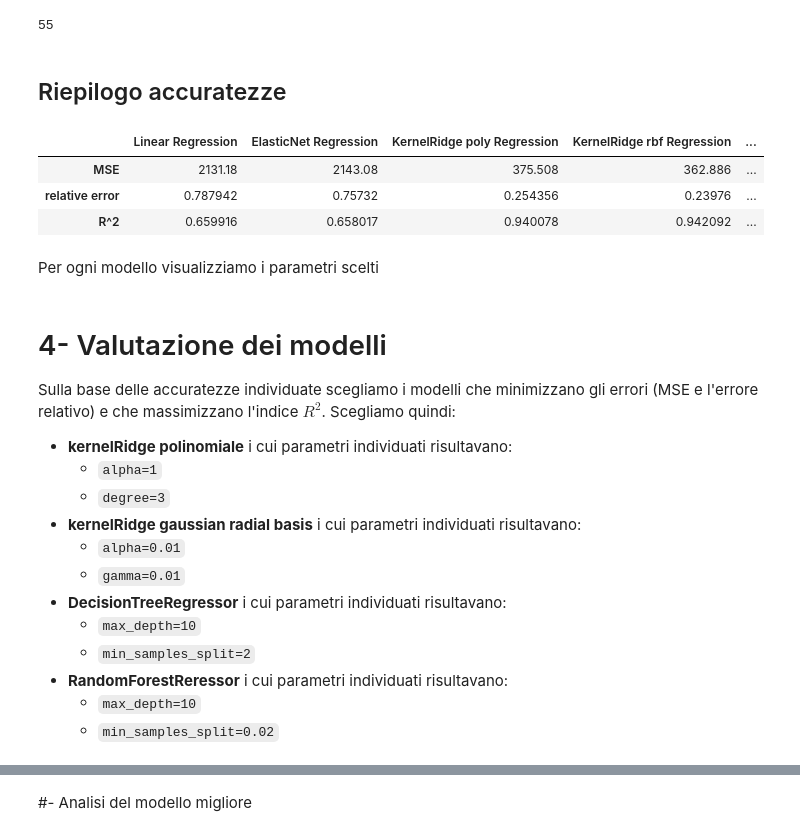
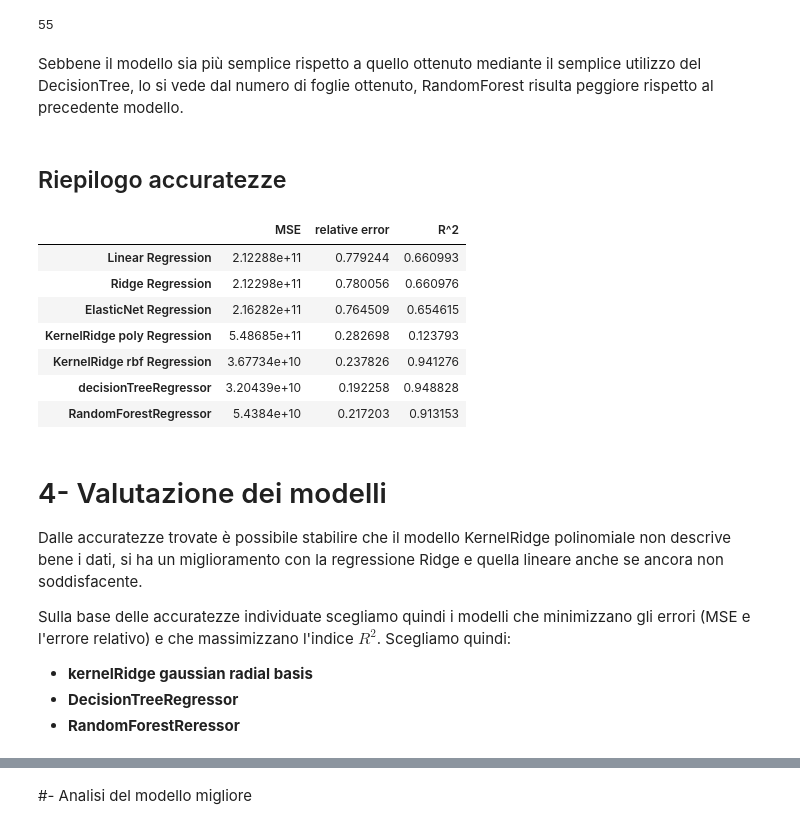
Before and after one commit to MariaMengozzi/esameDI, a Jupyter notebook: Progetto_esame_DI_con_preprocessing_differenziato.ipynb, the cells around one changed output, grey strips where cells are left out. Saved outputs shown, nothing was run; the diff lists cells and outputs as text; code cells hidden in the pictures.

```diff
--- a/Progetto_esame_DI_con_preprocessing_differenziato.ipynb
+++ b/Progetto_esame_DI_con_preprocessing_differenziato.ipynb
@@ -1039,7 +813,7 @@ final_data.shape #shape finale di final_data
 # %% [markdown]
 Procediamo ora ridividendo il dataset
 # %%
-y = final_data['selling_price']//10000
+y = final_data['selling_price']
 X = final_data.drop(columns="selling_price")
 # %%
 X_train, X_val, y_train, y_val = train_test_split(X, y, test_size=1/3, random_state=42)
@@ -1135,0 +915,16 @@ Wall time: 500 ms
+# %%
+%%time
+ridge_model = Pipeline([
+                   ("preproc", ColumnTransformer([
+                        ("numeric", StandardScaler(), numerical),
+                        ("categorical", OneHotEncoder(drop='first'), categorical)
+                    ])),
+                   ('reg', Ridge(random_state=42))
+])
+grid={
+    "reg__alpha": [0.1, 1, 10]
+}
+
+ridge_model, MSE, RE, R2 = grid_search_with_cross_validation(ridge_model, grid, kfold)
+print_k_cross_validation_scores(ridge_model, X, y, kfold)
+models["Ridge Regression"] = {"Model" : ridge_model, 'MSE': MSE, 'relative error': RE, 'R^2': R2}
@@ -1136,9 +954,9 @@ Wall time: 500 ms
 # %%
 %%time
-elastic_model = Pipeline([
+elasticNet_model = Pipeline([
                    ("preproc", ColumnTransformer([
                         ("numeric", StandardScaler(), numerical),
-                        ("categorical", OneHotEncoder(), categorical)
+                        ("categorical", OneHotEncoder(drop='first'), categorical)
                     ])),
                    ('reg', ElasticNet(random_state=42))
 ])
@@ -1147,7 +965,7 @@ grid={
     "reg__l1_ratio": [0.1, 0.25, 0.5]
 }
 
-elastic_model, MSE, RE, R2 = grid_search_with_cross_validation(elastic_model, grid, kfold)
-print_k_cross_validation_scores(elastic_model, X, y, kfold)
-models["ElasticNet Regression"] = {"Model" : elastic_model, 'MSE': MSE, 'relative error': RE, 'R^2': R2}
+elasticNet_model, MSE, RE, R2 = grid_search_with_cross_validation(elasticNet_model, grid, kfold)
+print_k_cross_validation_scores(elasticNet_model, X, y, kfold)
+models["ElasticNet Regression"] = {"Model" : elasticNet_model, 'MSE': MSE, 'relative error': RE, 'R^2': R2}
 # %% [output]
@@ -1366,5 +1185,5 @@ decisionTree_grid = {
 
 RandomForestRegressor_model, MSE, RE, R2 = grid_search_with_cross_validation(RandomForestRegressor_model, decisionTree_grid, kfold)
 print_k_cross_validation_scores(RandomForestRegressor_model, X, y, kfold)
-models["RandomForestRegressor_model"] = {"Model" : RandomForestRegressor_model, 'MSE': MSE, 'relative error': RE, 'R^2': R2}
+models["RandomForestRegressor"] = {"Model" : RandomForestRegressor_model, 'MSE': MSE, 'relative error': RE, 'R^2': R2}
 # %% [output]
@@ -1397,17 +1216,21 @@ plot_tree(RandomForestRegressor_model.named_steps['reg'].estimators_[0],
 RandomForestRegressor_model.named_steps['reg'].estimators_[0].get_n_leaves()
 # %% [output]
 55
+# %% [markdown]
+Sebbene il modello sia più semplice rispetto a quello ottenuto mediante il semplice utilizzo del DecisionTree, lo si vede dal numero di foglie ottenuto, RandomForest risulta peggiore rispetto al precedente modello.
 # %% [markdown]
 ## Riepilogo accuratezze
 # %%
-pd.DataFrame(models)[1:]
+pd.DataFrame(models)[1:].T
 # %% [output]
-|  | Linear Regression | ElasticNet Regression | KernelRidge poly Regression | KernelRidge rbf Regression | ... |
-| MSE | 2131.18 | 2143.08 | 375.508 | 362.886 | ... |
-| relative error | 0.787942 | 0.75732 | 0.254356 | 0.23976 | ... |
-| R^2 | 0.659916 | 0.658017 | 0.940078 | 0.942092 | ... |
+|  | MSE | relative error | R^2 |
+| Linear Regression | 2.12288e+11 | 0.779244 | 0.660993 |
+| Ridge Regression | 2.12298e+11 | 0.780056 | 0.660976 |
+| ElasticNet Regression | 2.16282e+11 | 0.764509 | 0.654615 |
+| KernelRidge poly Regression | 5.48685e+11 | 0.282698 | 0.123793 |
+| KernelRidge rbf Regression | 3.67734e+10 | 0.237826 | 0.941276 |
+| decisionTreeRegressor | 3.20439e+10 | 0.192258 | 0.948828 |
+| RandomForestRegressor | 5.4384e+10 | 0.217203 | 0.913153 |
-# %% [markdown]
-Per ogni modello visualizziamo i parametri scelti
 # %%
 #for name, model in models.items():
 #  print(name)
@@ -1416,19 +1239,12 @@ Per ogni modello visualizziamo i parametri scelti
 # %% [markdown]
 # 4- Valutazione dei modelli
 
-Sulla base delle accuratezze individuate scegliamo i modelli che minimizzano gli errori (MSE e l'errore relativo) e che massimizzano l'indice $R^2$. Scegliamo quindi:
-* **kernelRidge polinomiale** i cui parametri individuati risultavano:
-  - `alpha=1`
-  - `degree=3`
-* **kernelRidge gaussian radial basis** i cui parametri individuati risultavano:
-  - `alpha=0.01`
-  - `gamma=0.01`
-* **DecisionTreeRegressor** i cui parametri individuati risultavano:
-  - `max_depth=10`
-  - `min_samples_split=2`
-* **RandomForestReressor** i cui parametri individuati risultavano:
-  - `max_depth=10`
-  - `min_samples_split=0.02`
+Dalle accuratezze trovate è possibile stabilire che il modello KernelRidge polinomiale non descrive bene i dati, si ha un miglioramento con la regressione Ridge e quella lineare anche se ancora non soddisfacente.
+
+Sulla base delle accuratezze individuate scegliamo quindi i modelli che minimizzano gli errori (MSE e l'errore relativo) e che massimizzano l'indice $R^2$. Scegliamo quindi:
+* **kernelRidge gaussian radial basis**
+* **DecisionTreeRegressor**
+* **RandomForestReressor**
 # %%
 def print_eval(X, y, model):
     print("   Mean squared error: {:.5}".format(mean_squared_error(y,model.predict(X))))
```
Also changed, not shown: parts of 71 cells of this notebook.
